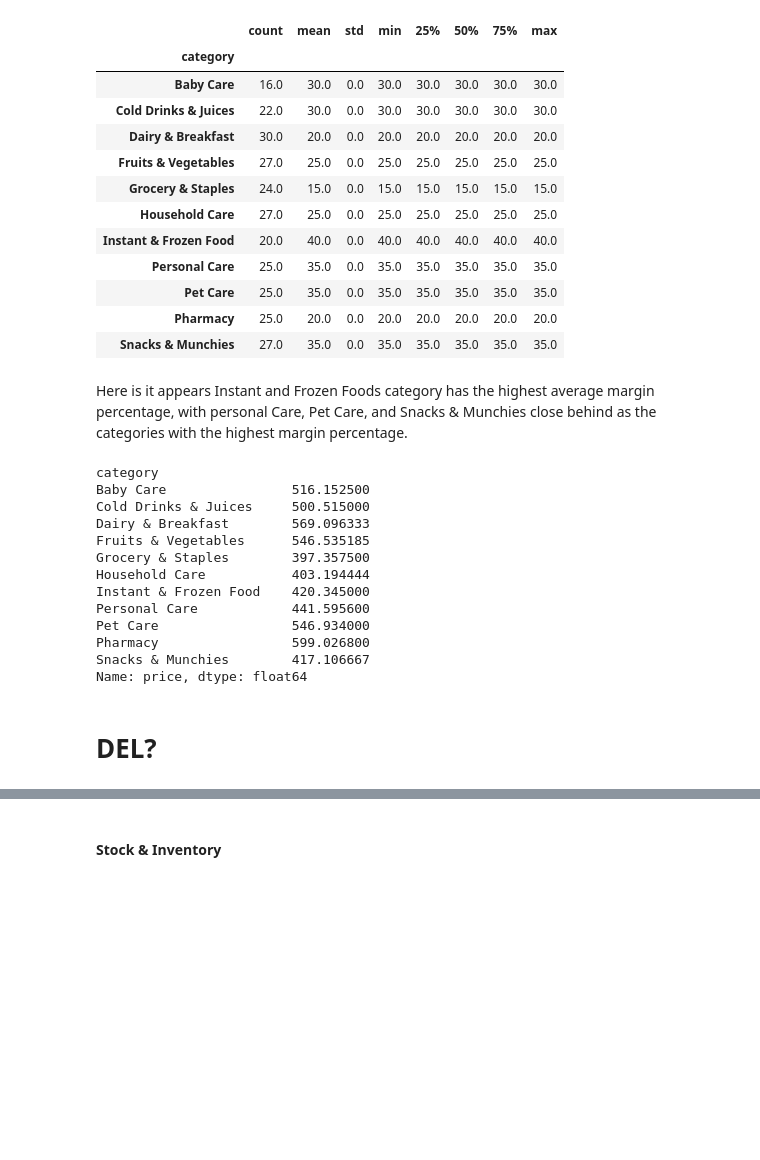
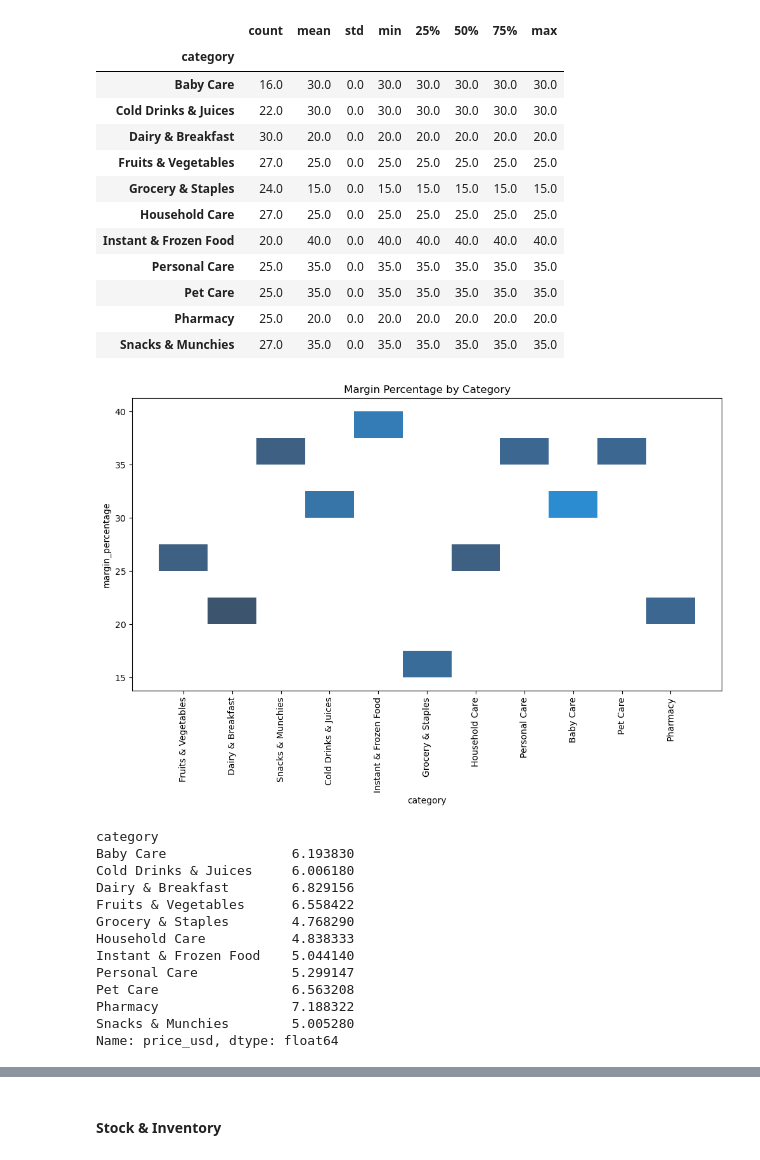
Before and after one commit to toviyahw/blinkit-sales-analysis, a Jupyter notebook: Python EDA Documentation.ipynb, the cells around one changed output, grey strips where cells are left out. Saved outputs shown, nothing was run; the diff lists cells and outputs as text; code cells hidden in the pictures; blank space fills up the shorter version.

```diff
--- a/Python EDA Documentation.ipynb
+++ b/Python EDA Documentation.ipynb
@@ -112,24 +120,29 @@ product_df.groupby('category')['margin_percentage'].describe()
 | Pet Care | 25.0 | 35.0 | 0.0 | 35.0 | 35.0 | 35.0 | 35.0 | 35.0 |
 | Pharmacy | 25.0 | 20.0 | 0.0 | 20.0 | 20.0 | 20.0 | 20.0 | 20.0 |
 | Snacks & Munchies | 27.0 | 35.0 | 0.0 | 35.0 | 35.0 | 35.0 | 35.0 | 35.0 |
-# %% [markdown]
-Here is it appears Instant and Frozen Foods category has the highest average margin percentage, with personal Care, Pet Care, and Snacks & Munchies close behind as the categories with the highest margin percentage.
+# %%
+# margin percentage distribution across categories visual
+plt.figure(figsize=(12,6))
+sns.histplot(data=product_df, x='category', y='margin_percentage')
+plt.xticks(rotation=90)
+plt.title("Margin Percentage by Category")
+plt.show()
+# %% [output]
+[figure, added]
 # %%
-# average price of products in each category
-product_df.groupby('category')['price'].mean()
+# average price of products in each category (USD)
+product_df.groupby('category')['price_usd'].mean()
 # %% [output]
 category
-Baby Care                516.152500
-Cold Drinks & Juices     500.515000
-Dairy & Breakfast        569.096333
-Fruits & Vegetables      546.535185
-Grocery & Staples        397.357500
-Household Care           403.194444
-Instant & Frozen Food    420.345000
-Personal Care            441.595600
-Pet Care                 546.934000
-Pharmacy                 599.026800
-Snacks & Munchies        417.106667
-Name: price, dtype: float64
+Baby Care                6.193830
+Cold Drinks & Juices     6.006180
+Dairy & Breakfast        6.829156
+Fruits & Vegetables      6.558422
+Grocery & Staples        4.768290
+Household Care           4.838333
+Instant & Frozen Food    5.044140
+Personal Care            5.299147
+Pet Care                 6.563208
+Pharmacy                 7.188322
+Snacks & Munchies        5.005280
+Name: price_usd, dtype: float64
-# %% [markdown]
-# DEL?
```
Also changed, not shown: parts of 89 cells of this notebook, 1 other file.
